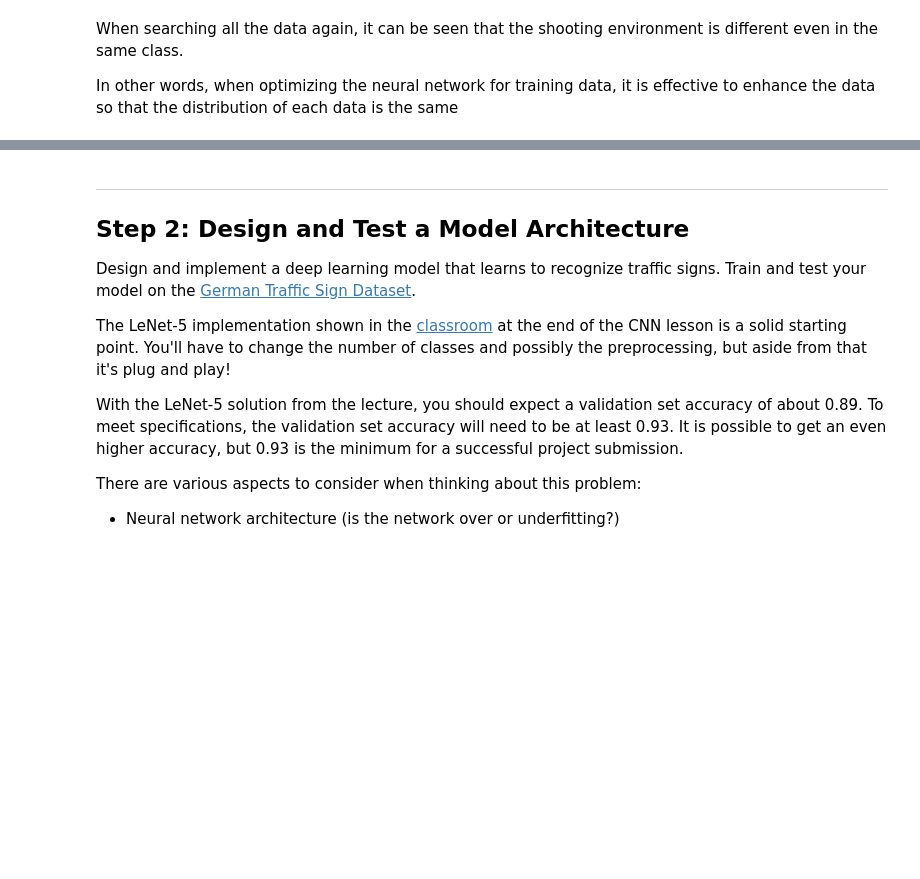
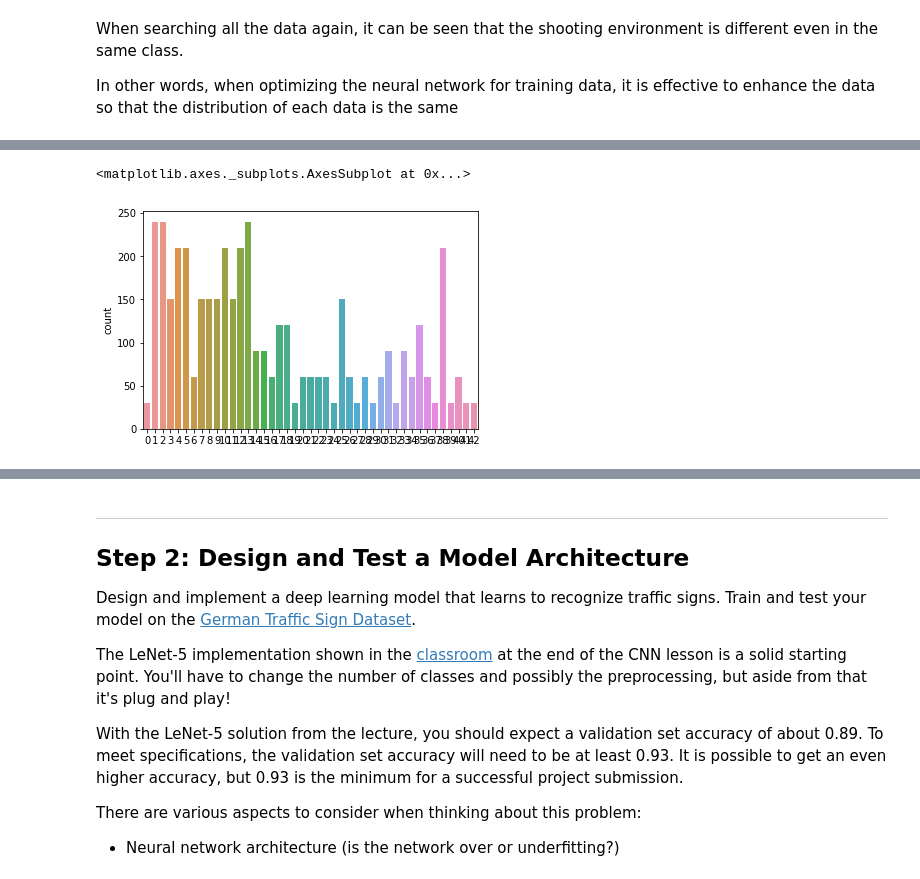
Before and after one commit to KeisukeShimokawa/CarND-Traffic-Sign-Classifier-Project, a Jupyter notebook: Traffic_Sign_Classifier.ipynb, the cells around one changed output, grey strips where cells are left out. Cells and saved outputs as stored; diff of their text form; code cells hidden in the pictures; blank space fills up the shorter version.

```diff
--- a/Traffic_Sign_Classifier.ipynb
+++ b/Traffic_Sign_Classifier.ipynb
@@ -301,0 +311,5 @@ In other words, when optimizing the neural network for training data, it is effe
+# %%
+sns.countplot(y_valid)
+# %% [output]
+<matplotlib.axes._subplots.AxesSubplot at 0x...>
+[figure, added]
```
Also changed, not shown: parts of 54 cells of this notebook.
